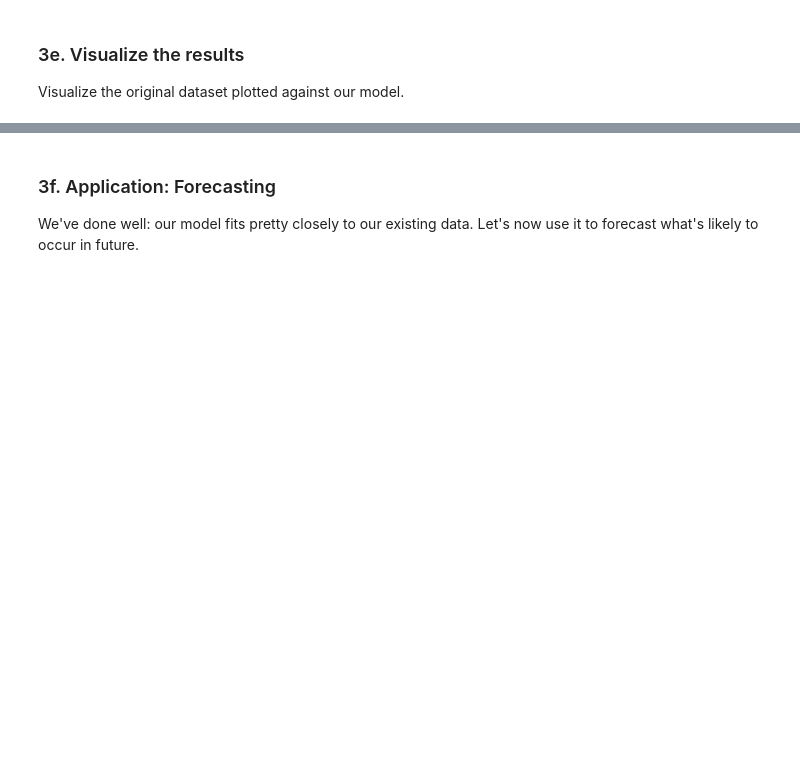
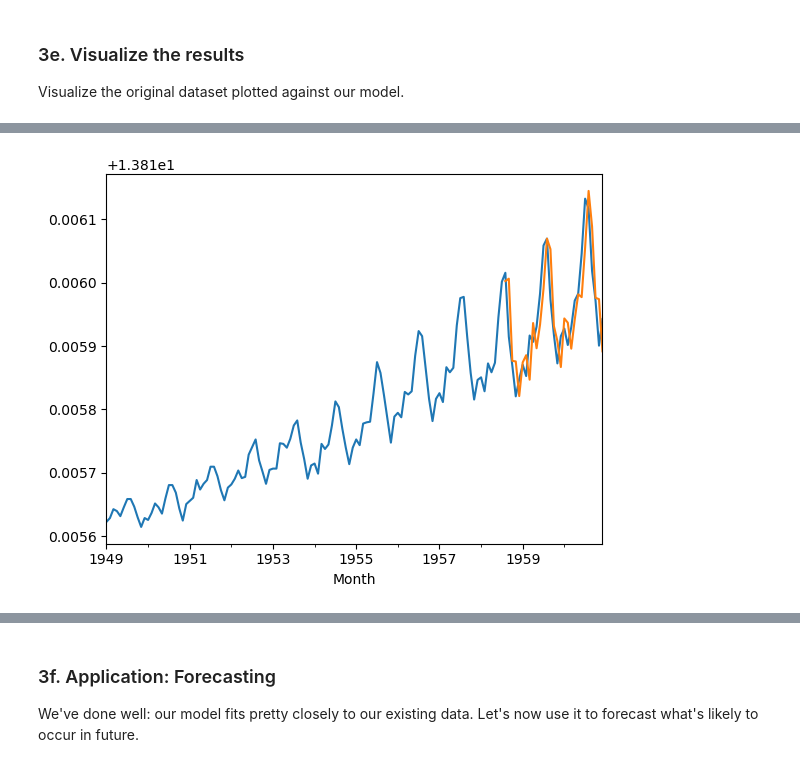
Before and after one commit to shawn-munir/springboard-data-science, a Jupyter notebook: Case Study/Time-Series Analysis - Cowboy Cigarettes/Cowboys&CigrettesCaseStudy/Cowboy Cigarettes Case Study - Tier 3 - WORKING COPY.ipynb, the cells around one changed output, grey strips where cells are left out. Cells and saved outputs as stored; diff of their text form; code cells hidden in the pictures; blank space fills up the shorter version.

```diff
--- a/Case Study/Time-Series Analysis - Cowboy Cigarettes/Cowboys&CigrettesCaseStudy/Cowboy Cigarettes Case Study - Tier 3 - WORKING COPY.ipynb
+++ b/Case Study/Time-Series Analysis - Cowboy Cigarettes/Cowboys&CigrettesCaseStudy/Cowboy Cigarettes Case Study - Tier 3 - WORKING COPY.ipynb
@@ -2604,0 +3175,6 @@ Visualize the original dataset plotted against our model.
+# %%
+#okay cool aH now let's try our more sophisticated original forecast!
+forecast_advanced = test.copy()
+for i in range(len(test)):
+    forecast_advanced[i] = predictions[i]
+forecast_advanced
@@ -2604,0 +3199,8 @@ Visualize the original dataset plotted against our model.
+# %%
+#dropage
+fig,ax = plt.subplots()
+y_log.plot(ax=ax)
+#vs. the forecast
+forecast_advanced.plot(ax=ax);
+# %% [output]
+[figure, added]
```
Also changed, not shown: parts of 78 cells of this notebook.
